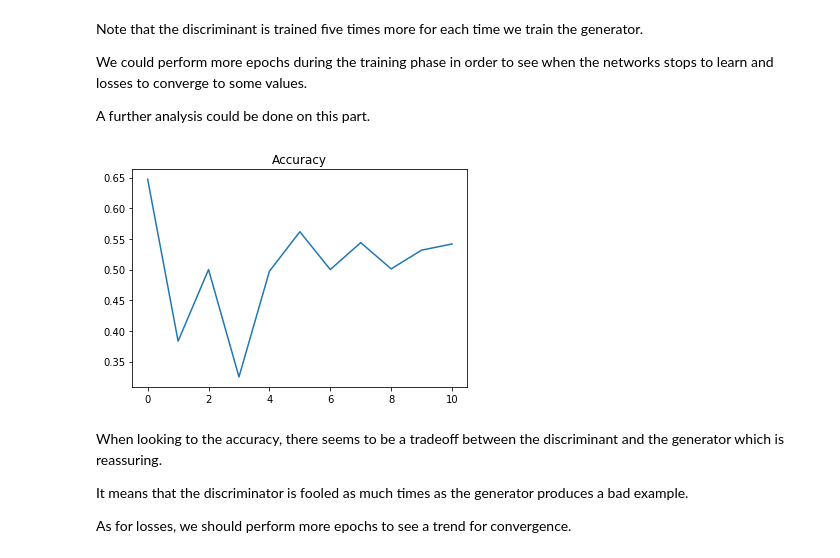
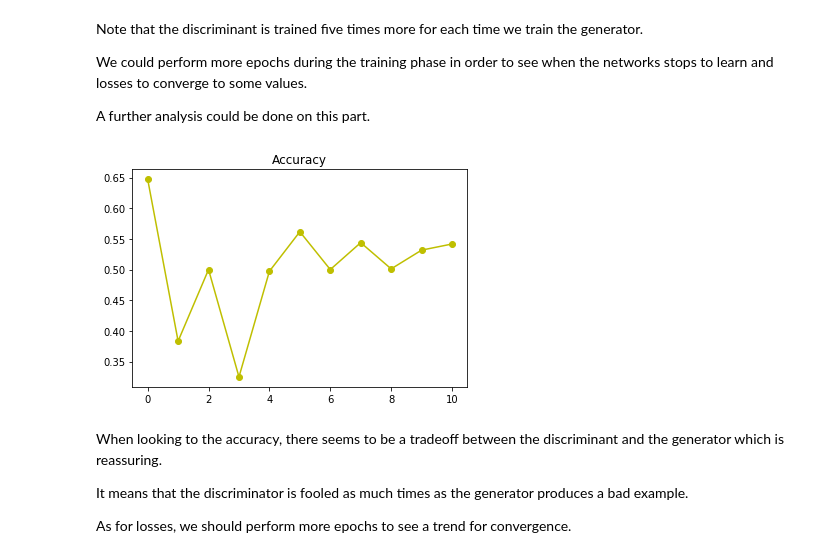
Before and after one commit to thomasgrsp/workaroundmedgan, a Jupyter notebook: notebooks/medgan_toyproblem.ipynb, the cells around one changed output. Saved outputs shown, nothing was run; the diff lists cells and outputs as text; code cells hidden in the pictures.

```diff
--- a/notebooks/medgan_toyproblem.ipynb
+++ b/notebooks/medgan_toyproblem.ipynb
@@ -163,6 +163,9 @@ epoch = list()
 d_loss = list()
 g_loss = list()
 accuracy = list()
+pretrain_epoch = list()
+train_loss = list()
+valid_loss = list()
 
 for line in temp:
     line = line.strip()
@@ -176,3 +179,9 @@ for line in temp:
             g_loss.append(tmp[1])
         elif tmp[0] == ' accuracy':
             accuracy.append(tmp[1])
+        elif tmp[0] == 'Pretrain_Epoch':
+            pretrain_epoch.append(tmp[1])
+        elif tmp[0] == ' trainLoss':
+            train_loss.append(tmp[1])
+        elif tmp[0] == ' validLoss':
+            valid_loss.append(tmp[1])
@@ -195,11 +213,11 @@ We could perform more epochs during the training phase in order to see when the
 
 A further analysis could be done on this part.
 # %%
-plt.plot(accuracy)
+plt.plot(accuracy, 'yo-')
 plt.title('Accuracy')
 plt.show()
 # %% [output]
-[figure, old version]
+[figure, new version]
 # %% [markdown]
 When looking to the accuracy, there seems to be a tradeoff between the discriminant and the generator which is reassuring.
 
```
Also changed, not shown: parts of 8 cells of this notebook, 1 other file.
